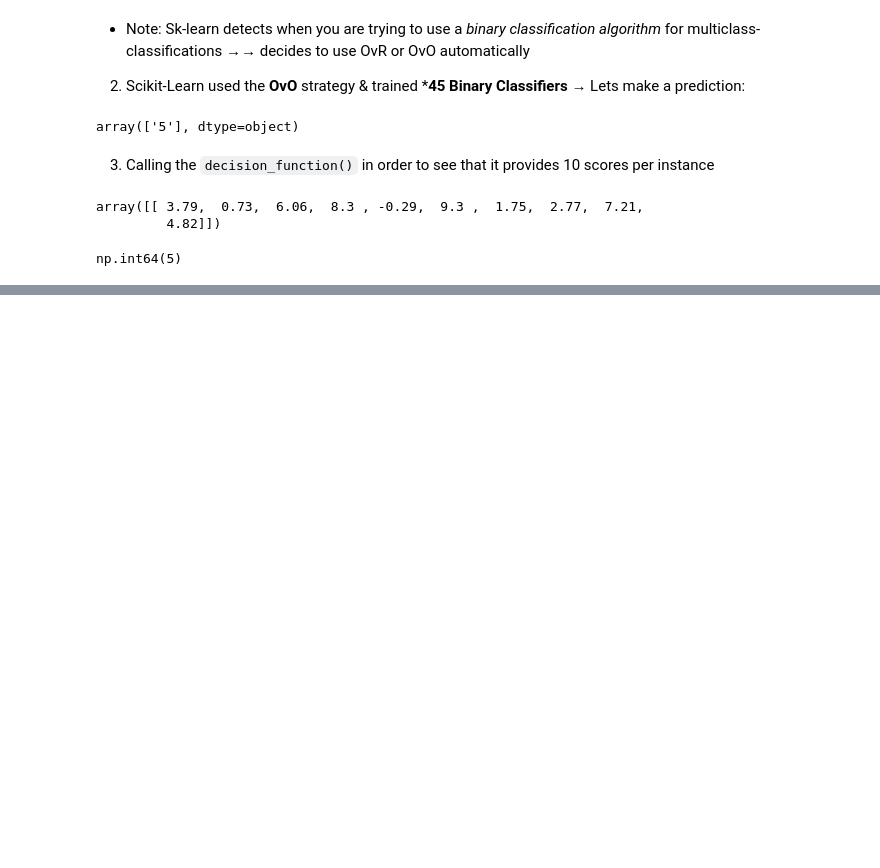
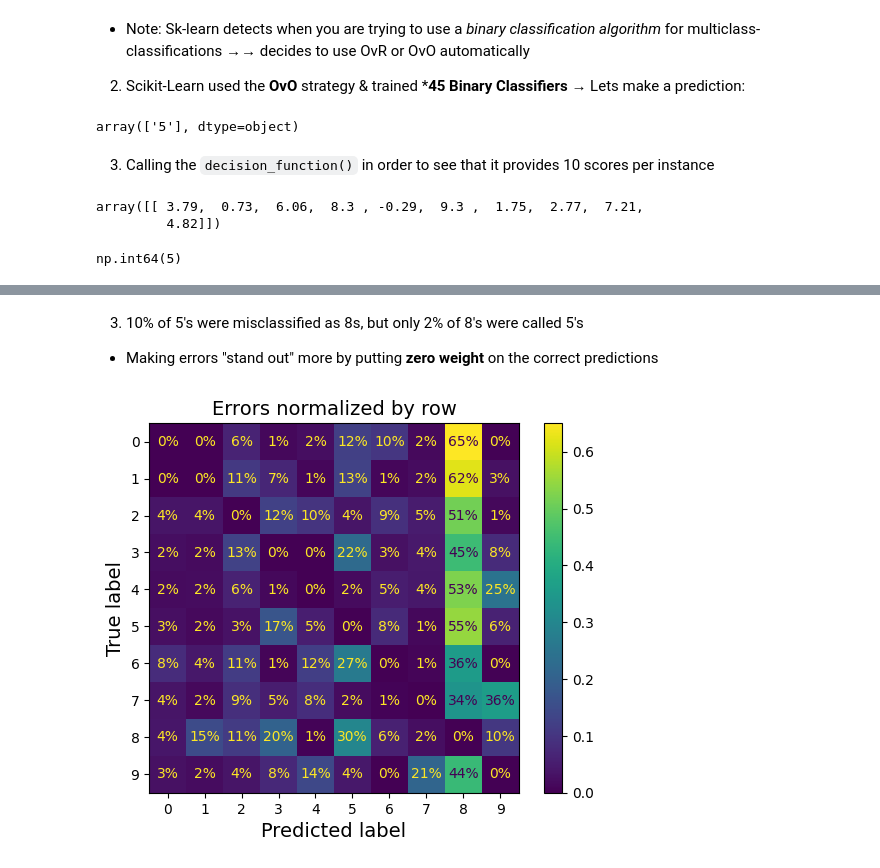
Before and after one commit to matt-chinchilla/Machine-Learning-Repo, a Jupyter notebook: The code/chapter-03-classification/03_classification.ipynb, the cells around one changed output, grey strips where cells are left out. Cells and saved outputs as stored; diff of their text form; code cells hidden in the pictures; blank space fills up the shorter version.

```diff
--- a/The code/chapter-03-classification/03_classification.ipynb
+++ b/The code/chapter-03-classification/03_classification.ipynb
@@ -643,0 +757,17 @@ np.int64(5)
+# %% [markdown]
+3. 10% of 5's were misclassified as 8s, but only 2% of 8's were called 5's
+- Making errors "stand out" more by putting **zero weight** on the correct predictions
+# %%
+sample_weight = (y_train_pred != y_train)
+plt.rc('font', size=10)
+
+ConfusionMatrixDisplay.from_predictions(y_train,
+                                        y_train_pred,
+                                        sample_weight = sample_weight,
+                                        normalize="true",
+                                        values_format=".0%")
+
+plt.title("Errors normalized by row")
+plt.show()
+# %% [output]
+[figure, added]
```
Also changed, not shown: parts of 66 cells of this notebook, 4 other files.
